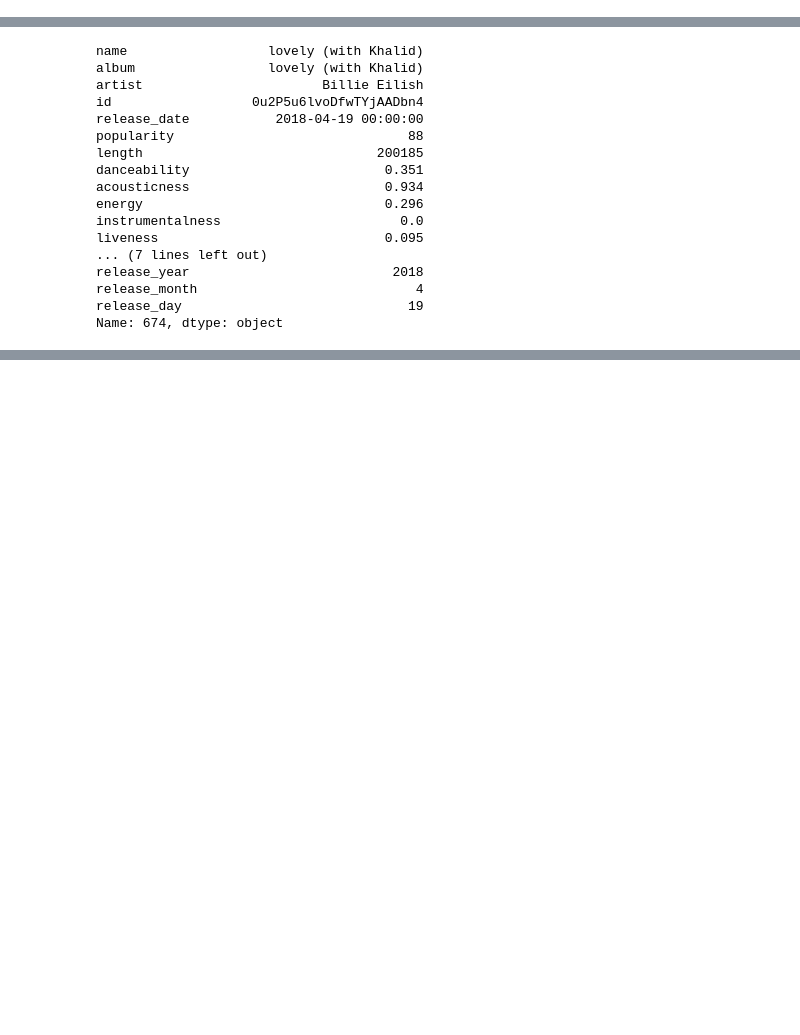
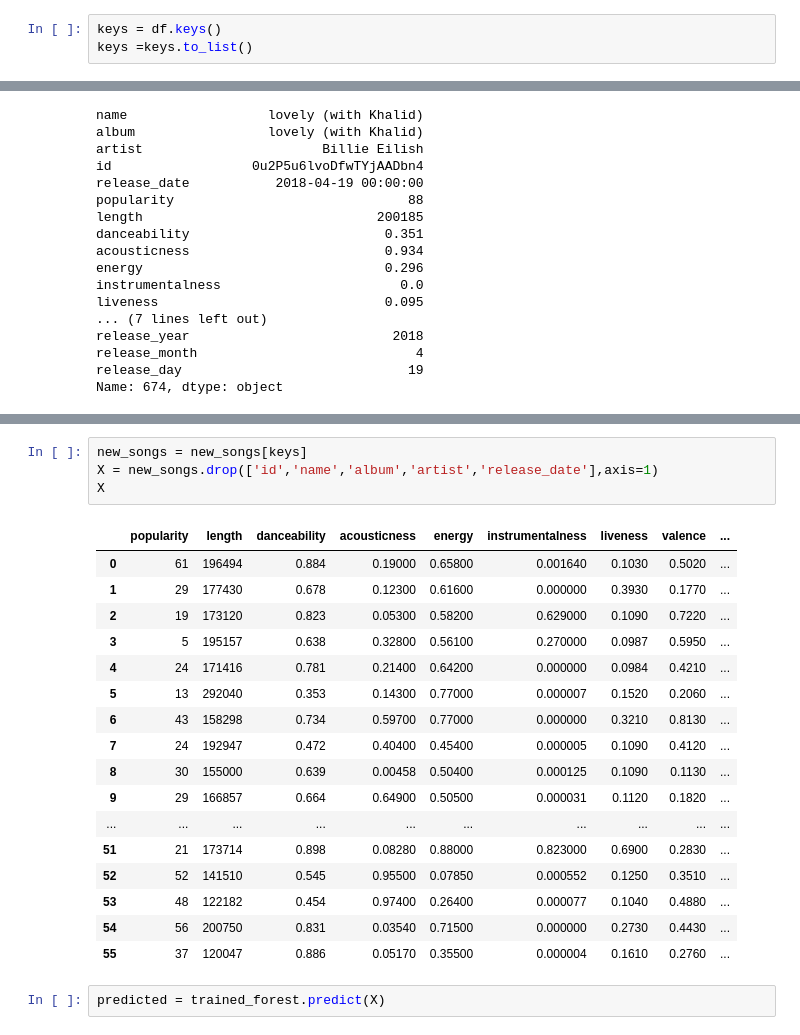
Before and after one commit to elenaperego/Emotion-Song-Recommender-System, a Jupyter notebook: models/random_forest.ipynb, the cells around one changed output, grey strips where cells are left out. Drawn from its saved outputs; the diff is of its cells as text; blank space fills up the shorter version.

```diff
--- a/models/random_forest.ipynb
+++ b/models/random_forest.ipynb
@@ -22,6 +23,9 @@ df
 | 684 | you were good to me | brent | Jeremy Zucker | 4CxFN5zON70B3VOPBYbd6P | 2019-05-03 | 76 | 219146 | 0.561 | 0.91300 | ... |
 | 685 | æfre | æfre | praam | 2irbT1BSYaIEF44PlyKaoM | 2020-07-17 | 41 | 186331 | 0.377 | 0.99400 | ... |
 686 rows × 19 columns
+# %%
+keys = df.keys()
+keys =keys.to_list()
 # %%
 moods= {'Sad' : 0, 'Calm' : 1, 'Energetic' : 2, 'Happy' : 3}
 df['mood'] = df['mood'].apply(lambda x: moods[x])
@@ -124,0 +154,24 @@ Name: 674, dtype: object
+# %%
+new_songs = new_songs[keys]
+X = new_songs.drop(['id','name','album','artist','release_date'],axis=1)
+X
+# %% [output]
+|  | popularity | length | danceability | acousticness | energy | instrumentalness | liveness | valence | ... |
+| 0 | 61 | 196494 | 0.884 | 0.19000 | 0.65800 | 0.001640 | 0.1030 | 0.5020 | ... |
+| 1 | 29 | 177430 | 0.678 | 0.12300 | 0.61600 | 0.000000 | 0.3930 | 0.1770 | ... |
+| 2 | 19 | 173120 | 0.823 | 0.05300 | 0.58200 | 0.629000 | 0.1090 | 0.7220 | ... |
+| 3 | 5 | 195157 | 0.638 | 0.32800 | 0.56100 | 0.270000 | 0.0987 | 0.5950 | ... |
+| 4 | 24 | 171416 | 0.781 | 0.21400 | 0.64200 | 0.000000 | 0.0984 | 0.4210 | ... |
+| 5 | 13 | 292040 | 0.353 | 0.14300 | 0.77000 | 0.000007 | 0.1520 | 0.2060 | ... |
+| 6 | 43 | 158298 | 0.734 | 0.59700 | 0.77000 | 0.000000 | 0.3210 | 0.8130 | ... |
+| 7 | 24 | 192947 | 0.472 | 0.40400 | 0.45400 | 0.000005 | 0.1090 | 0.4120 | ... |
+| 8 | 30 | 155000 | 0.639 | 0.00458 | 0.50400 | 0.000125 | 0.1090 | 0.1130 | ... |
+| 9 | 29 | 166857 | 0.664 | 0.64900 | 0.50500 | 0.000031 | 0.1120 | 0.1820 | ... |
+| ... | ... | ... | ... | ... | ... | ... | ... | ... | ... |
+| 51 | 21 | 173714 | 0.898 | 0.08280 | 0.88000 | 0.823000 | 0.6900 | 0.2830 | ... |
+| 52 | 52 | 141510 | 0.545 | 0.95500 | 0.07850 | 0.000552 | 0.1250 | 0.3510 | ... |
+| 53 | 48 | 122182 | 0.454 | 0.97400 | 0.26400 | 0.000077 | 0.1040 | 0.4880 | ... |
+| 54 | 56 | 200750 | 0.831 | 0.03540 | 0.71500 | 0.000000 | 0.2730 | 0.4430 | ... |
+| 55 | 37 | 120047 | 0.886 | 0.05170 | 0.35500 | 0.000004 | 0.1610 | 0.2760 | ... |
+# %%
+predicted = trained_forest.predict(X)
```
Also changed, not shown: parts of 5 cells of this notebook, 4 other files.
